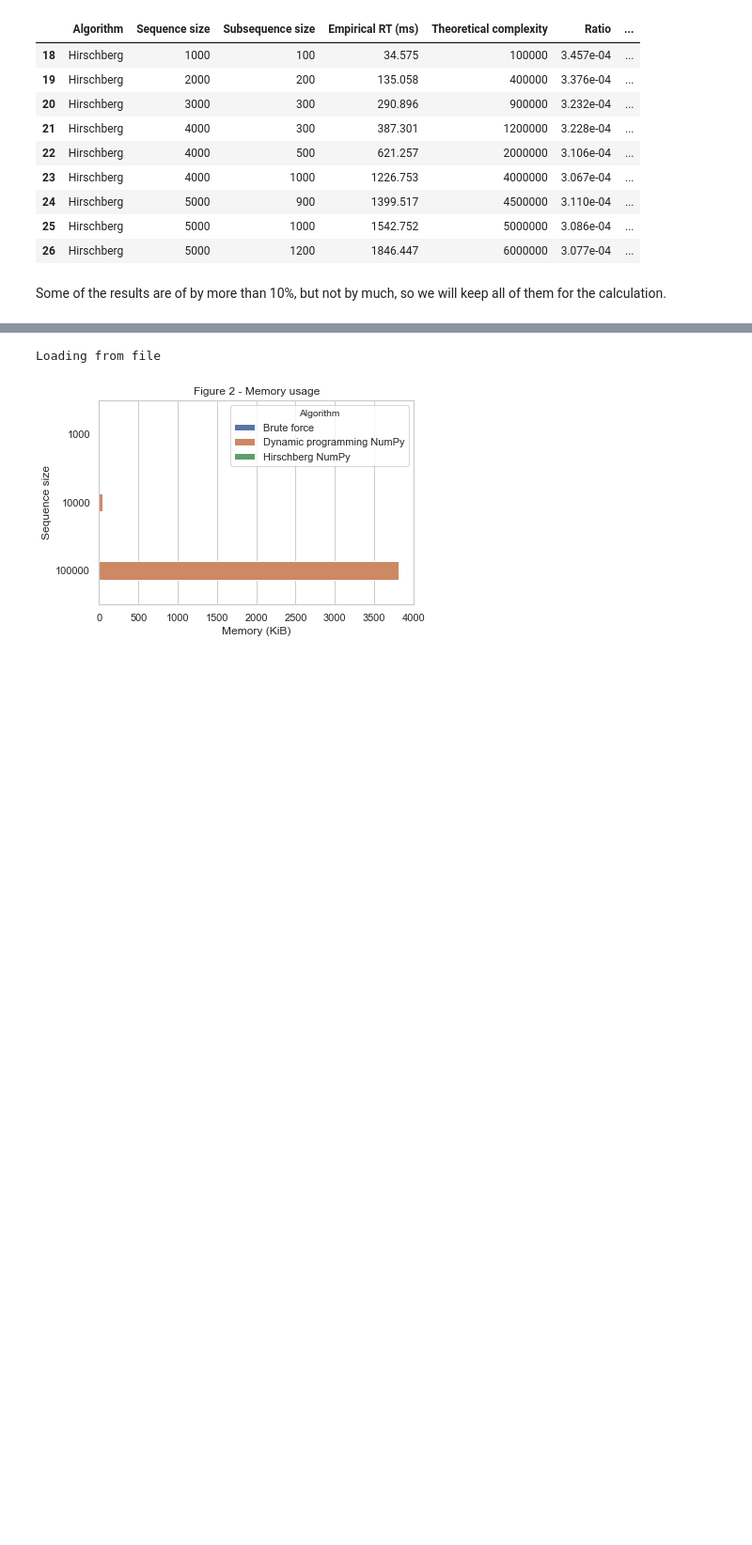
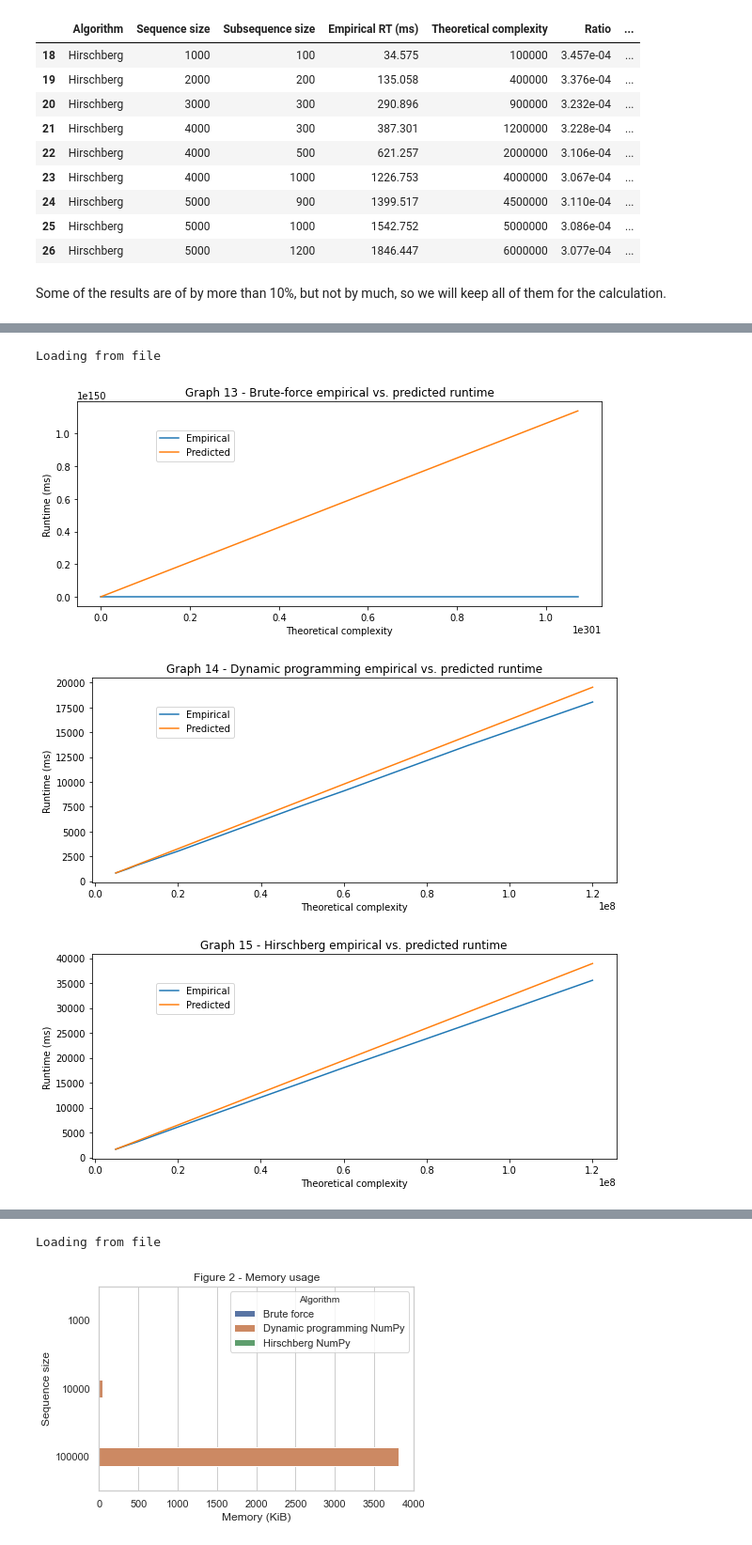
Before and after one commit to fau-masters-collected-works-cgarbin/cot6405-analysis-of-algorithms, a Jupyter notebook: longest-common-subsequence/lcs-experiments.ipynb, the cells around one changed output, grey strips where cells are left out. Shown: that part at 94% size. Saved outputs shown, nothing was run; the diff lists cells and outputs as text; code cells hidden in the pictures; blank space fills up the shorter version.

```diff
--- a/longest-common-subsequence/lcs-experiments.ipynb
+++ b/longest-common-subsequence/lcs-experiments.ipynb
@@ -492,0 +511,13 @@ plot_empirical_theoretical_rt(rt_h,
+# %%
+rt_results_raw, rt_results_summary = m.runtime(m.seq_phase1, verbose=1,
+    file='runtime-phase2')
+# %% [output]
+Loading from file
+# %%
+for alg in (m.ALG_BRUTE_FORCE, m.ALG_DYNAMIC_PROGRAMMING, m.ALG_HIRSCHBERG):
+    rt, _ = m.add_analysis(rt_results_summary, alg)
+    plot_empirical_predicted_rt(rt, rt.iloc[0][m.DF_ALGORITHM])
+# %% [output]
+[figure, added]
+[figure, added]
+[figure, added]
```
Also changed, not shown: parts of 23 cells of this notebook.
